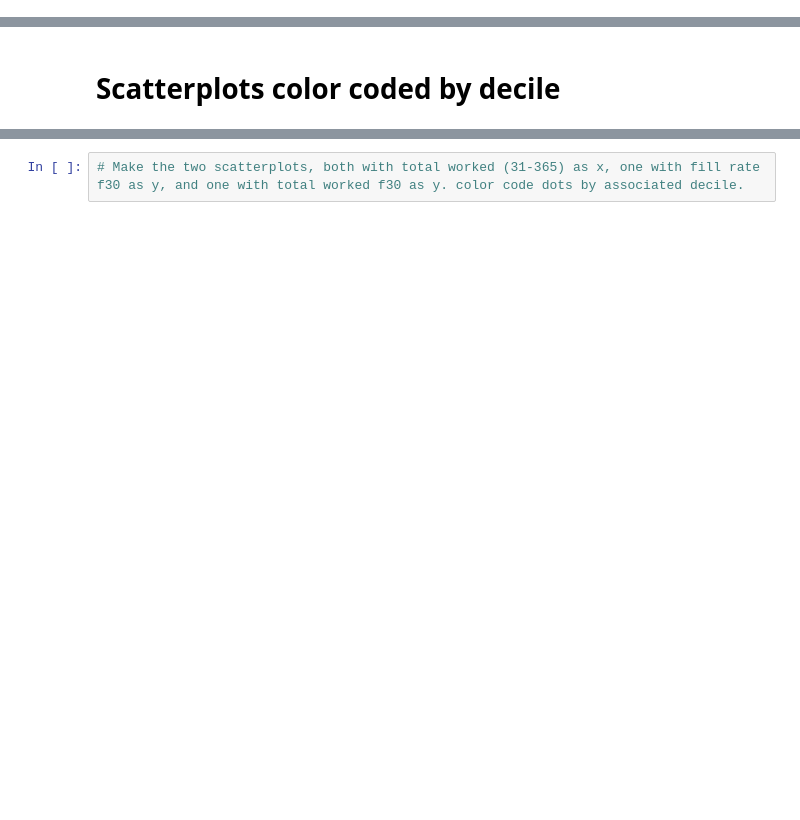
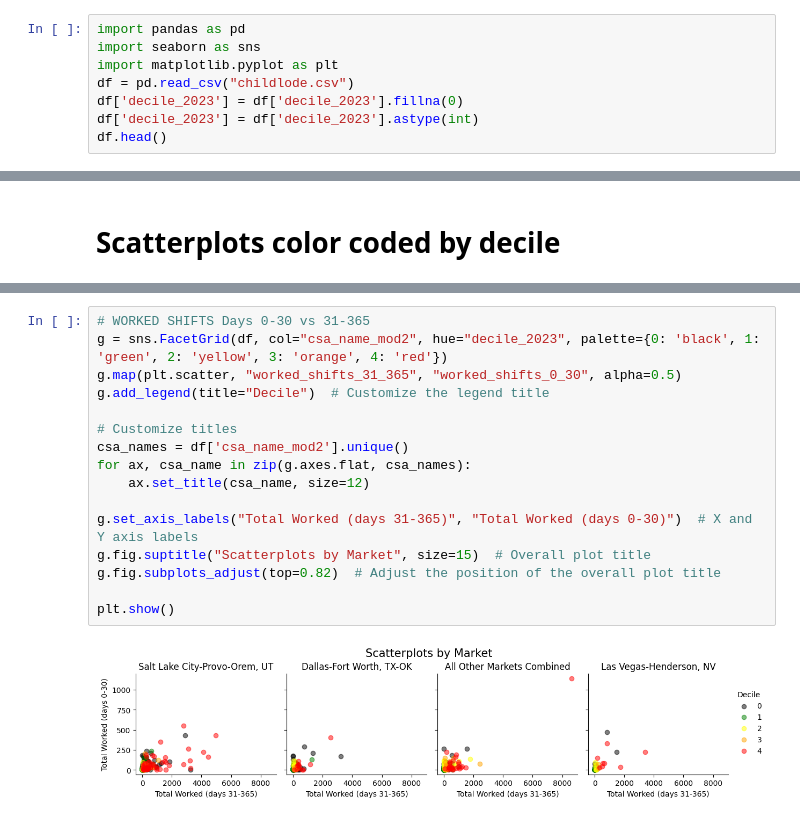
Before and after one commit to annleealbod/EDA_Nov_2023, a Jupyter notebook: decile.ipynb, the cells around one changed output, grey strips where cells are left out. Drawn from its saved outputs; the diff is of its cells as text; blank space fills up the shorter version.

```diff
--- a/decile.ipynb
+++ b/decile.ipynb
@@ -0,0 +1,8 @@
+# %%
+import pandas as pd
+import seaborn as sns
+import matplotlib.pyplot as plt
+df = pd.read_csv("childlode.csv")
+df['decile_2023'] = df['decile_2023'].fillna(0)
+df['decile_2023'] = df['decile_2023'].astype(int)
+df.head()
@@ -16,2 +20,18 @@ df.head()
-# %%
-# Make the two scatterplots, both with total worked (31-365) as x, one with fill rate f30 as y, and one with total worked f30 as y. color code dots by associated decile.
+# %%
+# WORKED SHIFTS Days 0-30 vs 31-365
+g = sns.FacetGrid(df, col="csa_name_mod2", hue="decile_2023", palette={0: 'black', 1: 'green', 2: 'yellow', 3: 'orange', 4: 'red'})
+g.map(plt.scatter, "worked_shifts_31_365", "worked_shifts_0_30", alpha=0.5)
+g.add_legend(title="Decile")  # Customize the legend title
+
+# Customize titles
+csa_names = df['csa_name_mod2'].unique()
+for ax, csa_name in zip(g.axes.flat, csa_names):
+    ax.set_title(csa_name, size=12)
+
+g.set_axis_labels("Total Worked (days 31-365)", "Total Worked (days 0-30)")  # X and Y axis labels
+g.fig.suptitle("Scatterplots by Market", size=15)  # Overall plot title
+g.fig.subplots_adjust(top=0.82)  # Adjust the position of the overall plot title
+
+plt.show()
+# %% [output]
+[figure, added]
```
Also changed, not shown: parts of 3 cells of this notebook.
